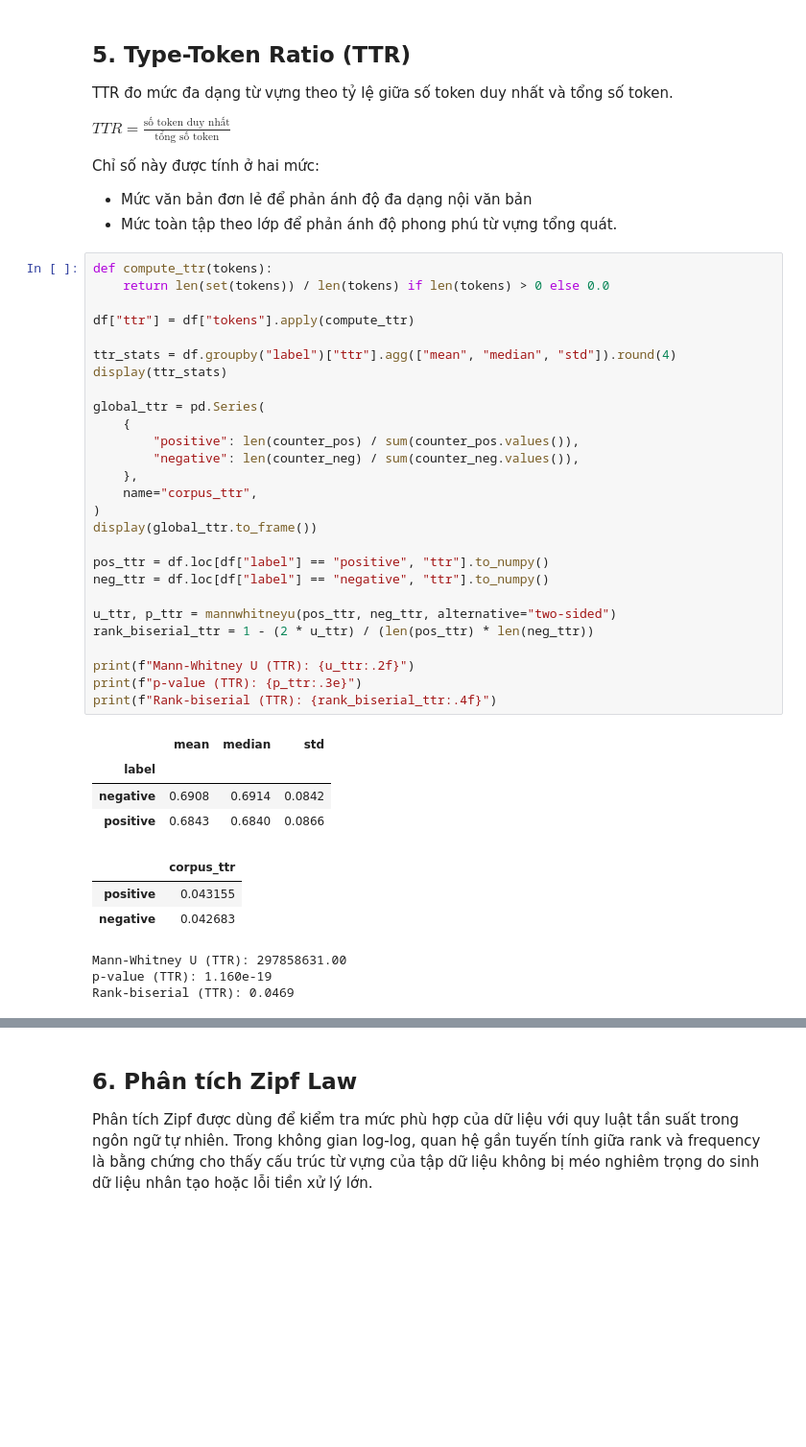
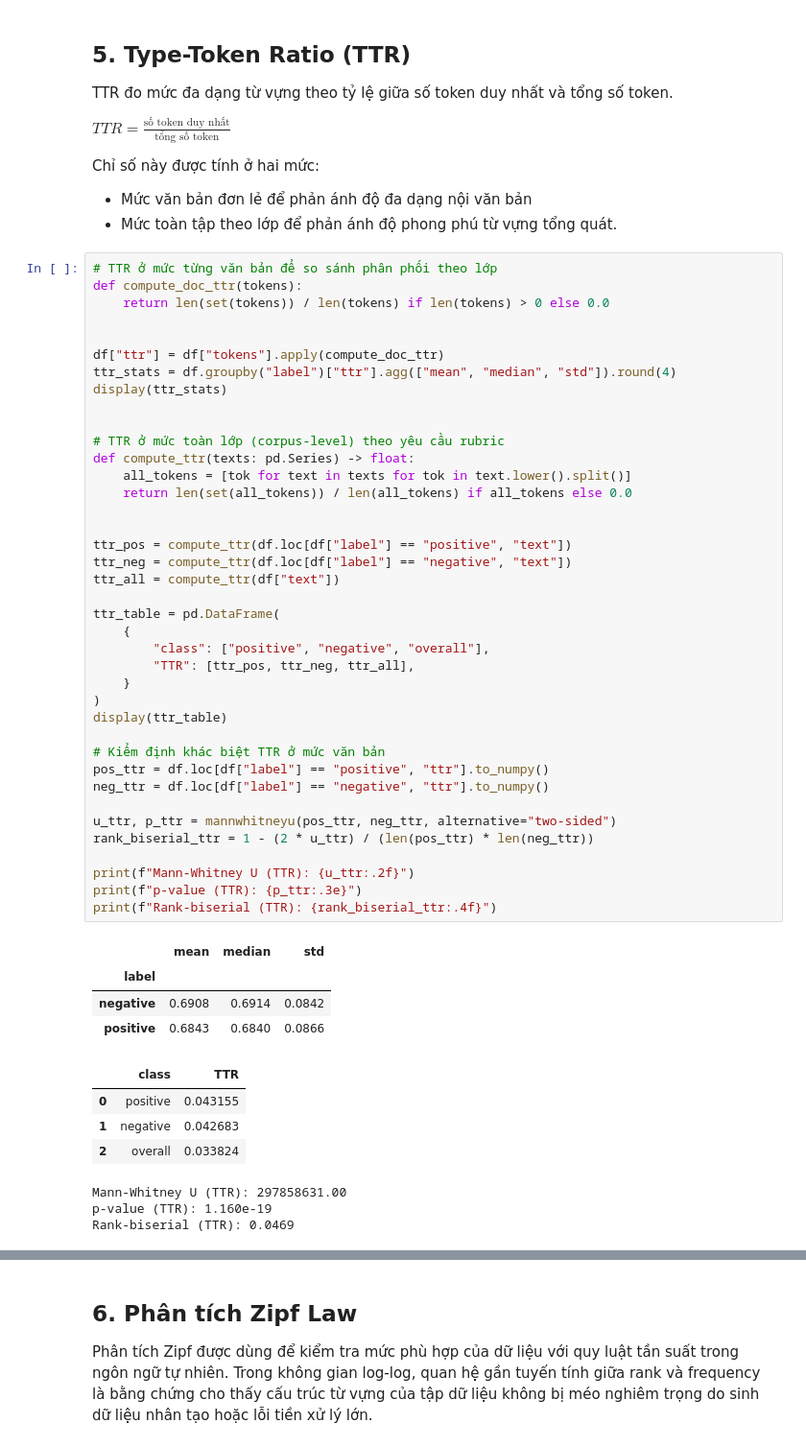
Before and after one commit to trhgbao/Data_Mining, a Jupyter notebook: Lab_1/notebooks/Text/05_text_preprocessing.ipynb, the cells around one changed output, grey strips where cells are left out. Shown at 96% size. Cells and saved outputs as stored; diff of their text form; blank space fills up the shorter version.

```diff
--- a/Lab_1/notebooks/Text/05_text_preprocessing.ipynb
+++ b/Lab_1/notebooks/Text/05_text_preprocessing.ipynb
@@ -486,40 +521,53 @@ Chỉ số này được tính ở hai mức:
 - Mức văn bản đơn lẻ để phản ánh độ đa dạng nội văn bản
 - Mức toàn tập theo lớp để phản ánh độ phong phú từ vựng tổng quát.
 # %%
-def compute_ttr(tokens):
+# TTR ở mức từng văn bản để so sánh phân phối theo lớp
+def compute_doc_ttr(tokens):
     return len(set(tokens)) / len(tokens) if len(tokens) > 0 else 0.0
 
-df["ttr"] = df["tokens"].apply(compute_ttr)
 
+df["ttr"] = df["tokens"].apply(compute_doc_ttr)
 ttr_stats = df.groupby("label")["ttr"].agg(["mean", "median", "std"]).round(4)
 display(ttr_stats)
 
-global_ttr = pd.Series(
+
+# TTR ở mức toàn lớp (corpus-level) theo yêu cầu rubric
+def compute_ttr(texts: pd.Series) -> float:
+    all_tokens = [tok for text in texts for tok in text.lower().split()]
+    return len(set(all_tokens)) / len(all_tokens) if all_tokens else 0.0
+
+
+ttr_pos = compute_ttr(df.loc[df["label"] == "positive", "text"])
+ttr_neg = compute_ttr(df.loc[df["label"] == "negative", "text"])
+ttr_all = compute_ttr(df["text"])
+
+ttr_table = pd.DataFrame(
     {
-        "positive": len(counter_pos) / sum(counter_pos.values()),
-        "negative": len(counter_neg) / sum(counter_neg.values()),
-    },
-    name="corpus_ttr",
+        "class": ["positive", "negative", "overall"],
+        "TTR": [ttr_pos, ttr_neg, ttr_all],
+    }
 )
-display(global_ttr.to_frame())
+display(ttr_table)
 
+# Kiểm định khác biệt TTR ở mức văn bản
 pos_ttr = df.loc[df["label"] == "positive", "ttr"].to_numpy()
 neg_ttr = df.loc[df["label"] == "negative", "ttr"].to_numpy()
 
 u_ttr, p_ttr = mannwhitneyu(pos_ttr, neg_ttr, alternative="two-sided")
 rank_biserial_ttr = 1 - (2 * u_ttr) / (len(pos_ttr) * len(neg_ttr))
 
 print(f"Mann-Whitney U (TTR): {u_ttr:.2f}")
 print(f"p-value (TTR): {p_ttr:.3e}")
 print(f"Rank-biserial (TTR): {rank_biserial_ttr:.4f}")
 # %% [output]
 |  | mean | median | std |
 | label |  |  |  |
 | negative | 0.6908 | 0.6914 | 0.0842 |
 | positive | 0.6843 | 0.6840 | 0.0866 |
-|  | corpus_ttr |
-| positive | 0.043155 |
-| negative | 0.042683 |
+|  | class | TTR |
+| 0 | positive | 0.043155 |
+| 1 | negative | 0.042683 |
+| 2 | overall | 0.033824 |
 Mann-Whitney U (TTR): 297858631.00
 p-value (TTR): 1.160e-19
 Rank-biserial (TTR): 0.0469
```
Also changed, not shown: parts of 29 cells of this notebook.
